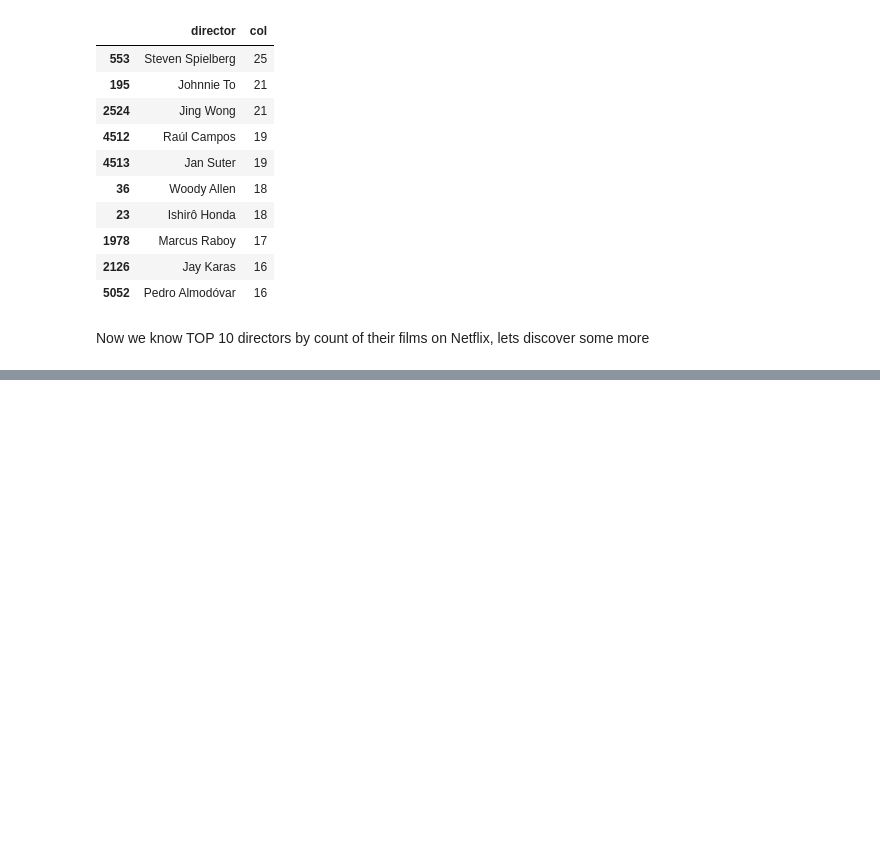
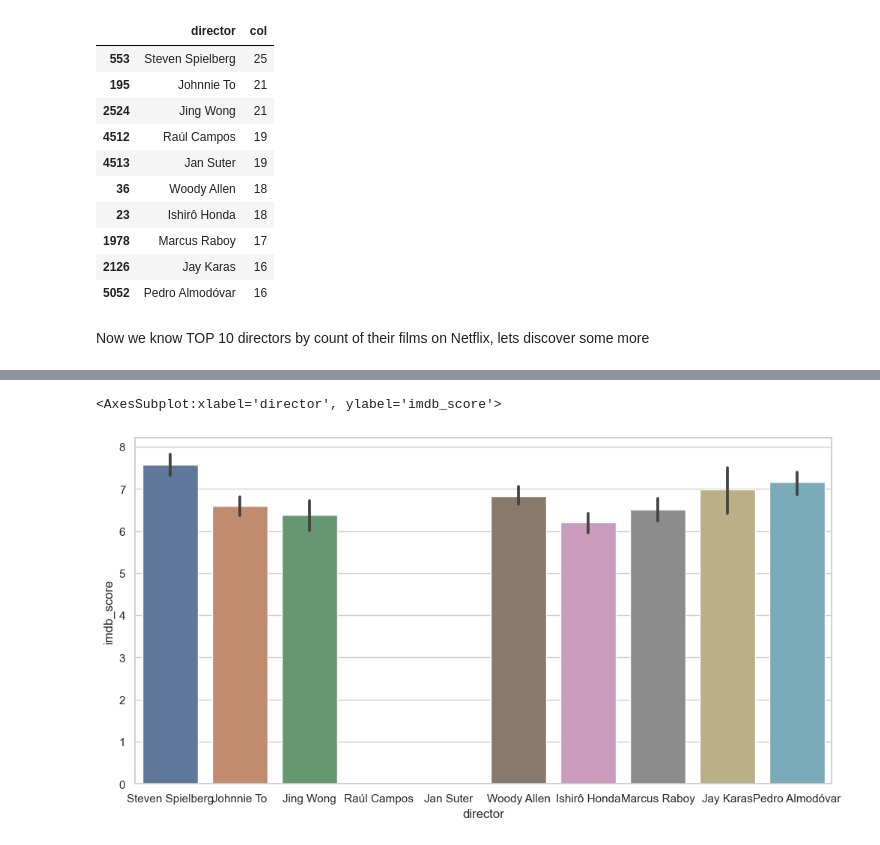
Before and after one commit to Nabochok/Netflix_df_analysis, a Jupyter notebook: Netflix.ipynb, the cells around one changed output, grey strips where cells are left out. Drawn from its saved outputs; the diff is of its cells as text; code cells hidden in the pictures; blank space fills up the shorter version.

```diff
--- a/Netflix.ipynb
+++ b/Netflix.ipynb
@@ -268,0 +282,6 @@ KeyError: 'Doesjka van Hoogdalem'
+# %%
+top10director_df["boxoffice"] = top10director_df["boxoffice"].replace("[$,]", "", regex=True).astype(float)
+top10director_df["boxoffice"] = top10director_df["boxoffice"].fillna(0)
+top10director_df["awards_received"] = top10director_df["awards_received"].fillna(0)
+top10director_df.boxoffice = top10director_df.boxoffice.astype(int)
+top10director_df
@@ -268,0 +316,7 @@ KeyError: 'Doesjka van Hoogdalem'
+# %%
+fig = plt.gcf()
+fig.set_size_inches(12, 6)
+sns.barplot(data = top10director_df, x='director', y='imdb_score', saturation=0.6)
+# %% [output]
+<AxesSubplot:xlabel='director', ylabel='imdb_score'>
+[figure, added]
```
Also changed, not shown: parts of 11 cells of this notebook.
